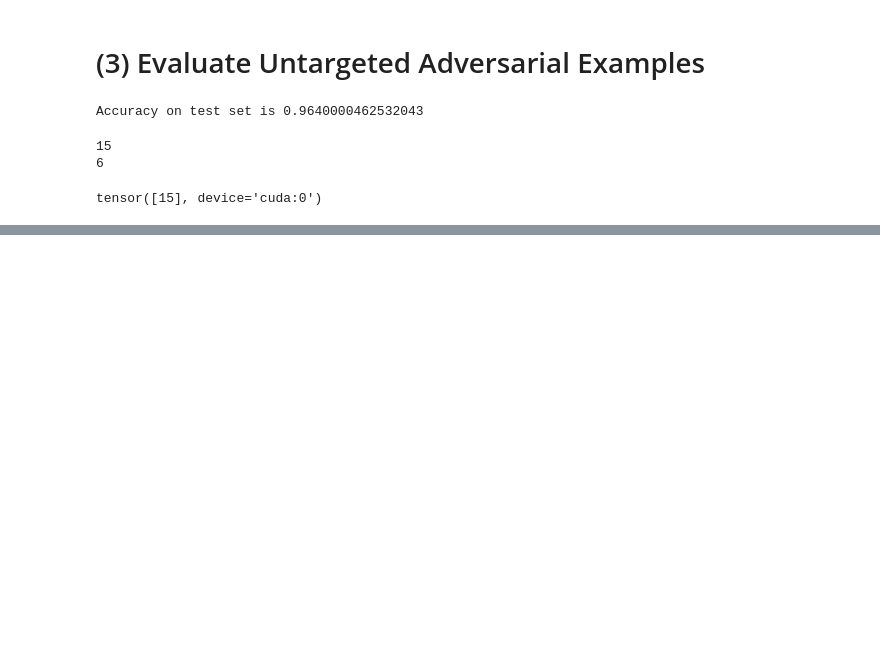
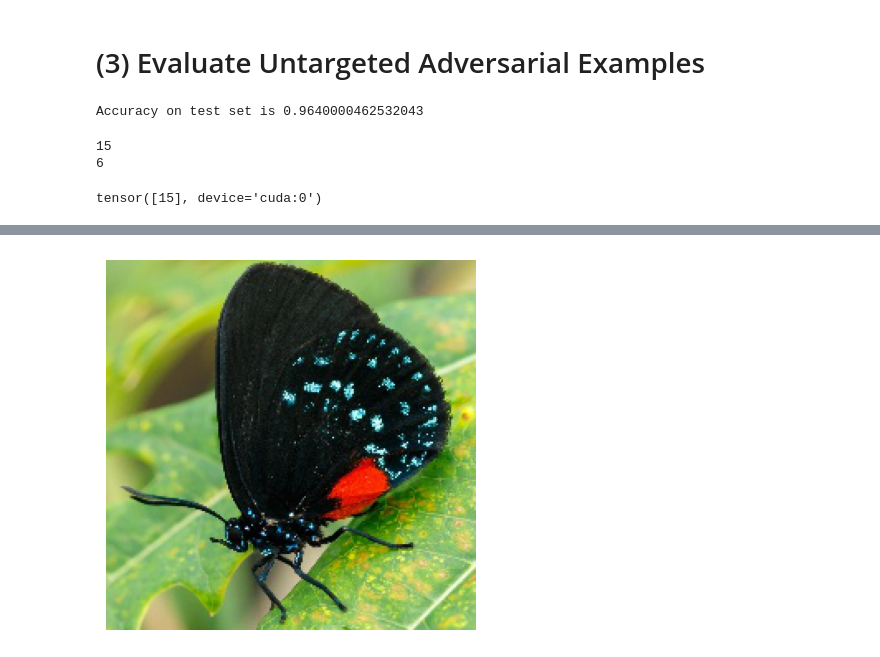
Before and after one commit to AndyZhou952/BlackBoxAttack, a Jupyter notebook: eval_attacker.ipynb, the cells around one changed output, grey strips where cells are left out. Drawn from its saved outputs; the diff is of its cells as text; code cells hidden in the pictures; blank space fills up the shorter version.

```diff
--- a/eval_attacker.ipynb
+++ b/eval_attacker.ipynb
@@ -163,0 +183,18 @@ KeyboardInterrupt:
+# %%
+image_np = test_img.squeeze().cpu().detach().numpy()
+
+# If the image has more than one channel, transpose the dimensions from [C, H, W] to [H, W, C]
+if image_np.ndim == 3:
+    # Transpose the image for plotting
+    image_np = image_np.transpose(1, 2, 0)
+
+# If the image is in the range [0, 1], ensure it's scaled to [0, 255] if needed
+if image_np.max() <= 1.0:
+    image_np = (image_np * 255).astype(np.uint8)
+
+# Plot the image
+plt.imshow(image_np)
+plt.axis('off')  # Hide the axis
+plt.show()
+# %% [output]
+[figure, added]
```
Also changed, not shown: parts of 4 cells of this notebook.
